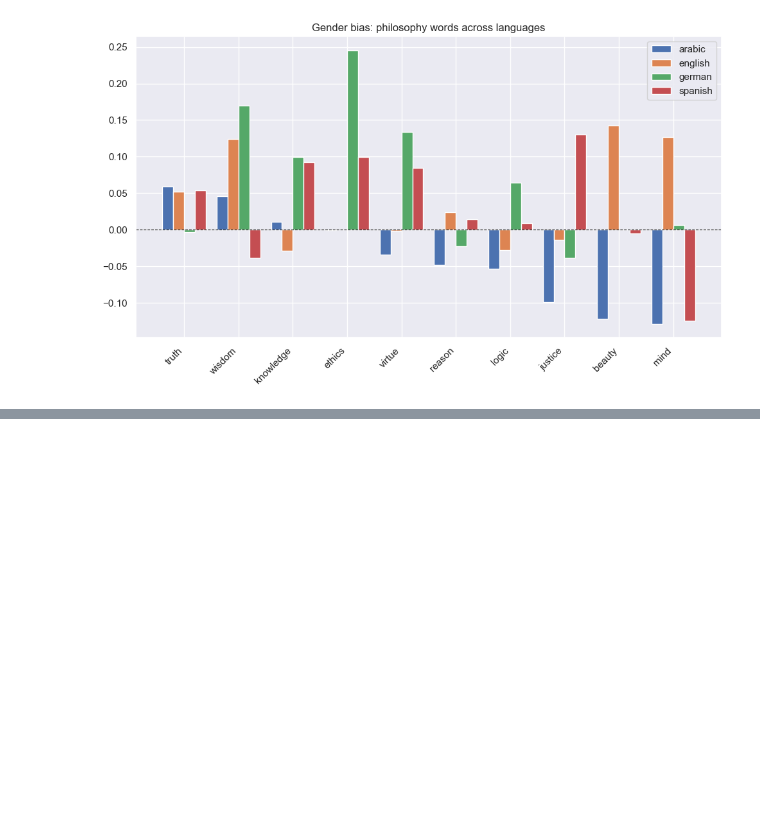
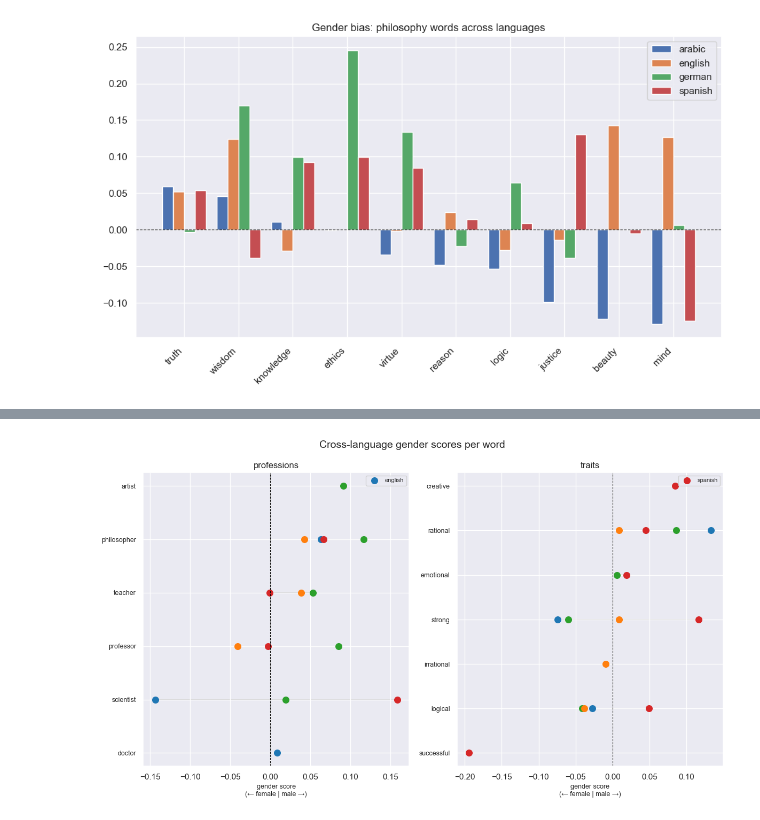
Before and after one commit to maddyjin/CS4120FinalProject, a Jupyter notebook: eda_notebooks/measuring_bias.ipynb, the cells around one changed output, grey strips where cells are left out. Drawn from its saved outputs; the diff is of its cells as text; code cells hidden in the pictures; blank space fills up the shorter version.

```diff
--- a/eda_notebooks/measuring_bias.ipynb
+++ b/eda_notebooks/measuring_bias.ipynb
@@ -435,0 +437,28 @@ plt.show()
+# %%
+# plot philosopher representation
+cats = list(TEST_WORDS.keys())
+colors = sns.color_palette("tab10", 5)
+lang_color = dict(zip(df["language"].unique(), colors))
+
+fig, axes = plt.subplots(1, 2, figsize=(12, 7))
+for ax, cat in zip(axes, cats[:2]):
+    sub = df[df["category"] == cat]
+    pivot = sub.pivot(index="word", columns="language", values="score").dropna(how="all")
+    pivot = pivot.loc[pivot.mean(axis=1).sort_values().index]
+    for i, (word, row) in enumerate(pivot.iterrows()):
+        valid = row.dropna()
+        ax.plot(valid.values, [i] * len(valid), color="lightgray", linewidth=1.2, zorder=0)
+        for lang, score in valid.items():
+            ax.scatter(score, i, color=lang_color[lang], s=70, zorder=2,
+                       label=lang if i == 0 else "")
+    ax.axvline(0, color="black", linewidth=0.8, linestyle="--")
+    ax.set_yticks(range(len(pivot)))
+    ax.set_yticklabels(pivot.index, fontsize=9)
+    ax.set_xlabel("gender score\n(← female | male →)", fontsize=9)
+    ax.set_title(cat, fontsize=12)
+    ax.legend(fontsize=8)
+plt.suptitle("Cross-language gender scores per word", fontsize=14)
+plt.tight_layout()
+plt.show()
+# %% [output]
+[figure, added]
```
Also changed, not shown: parts of 6 cells of this notebook.
